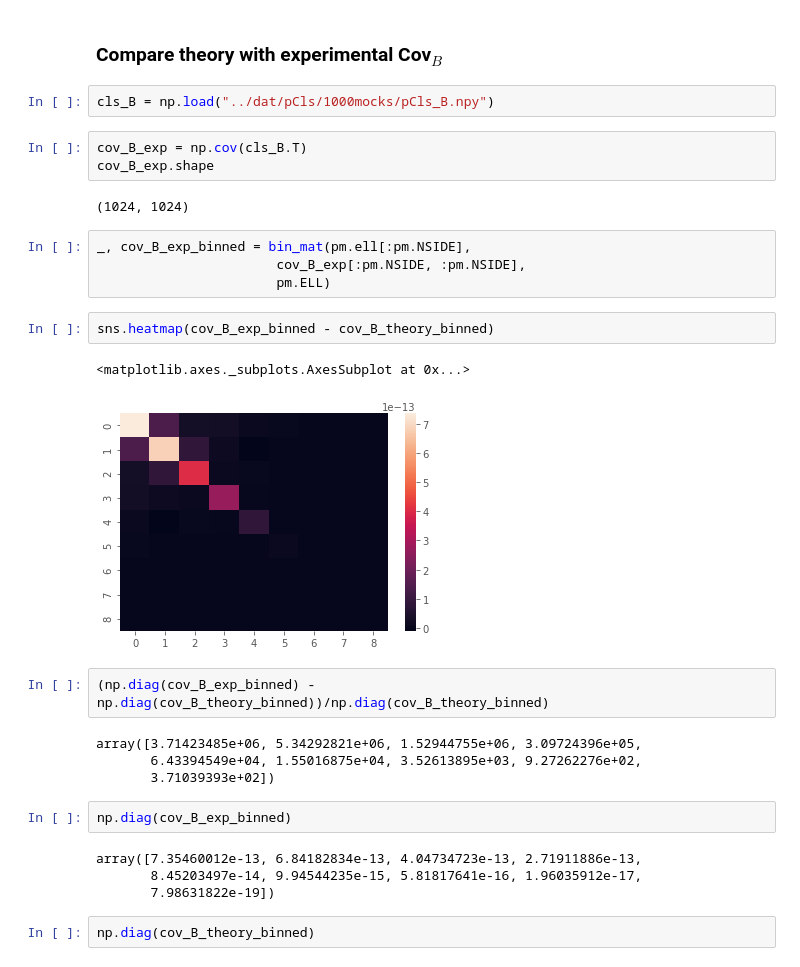
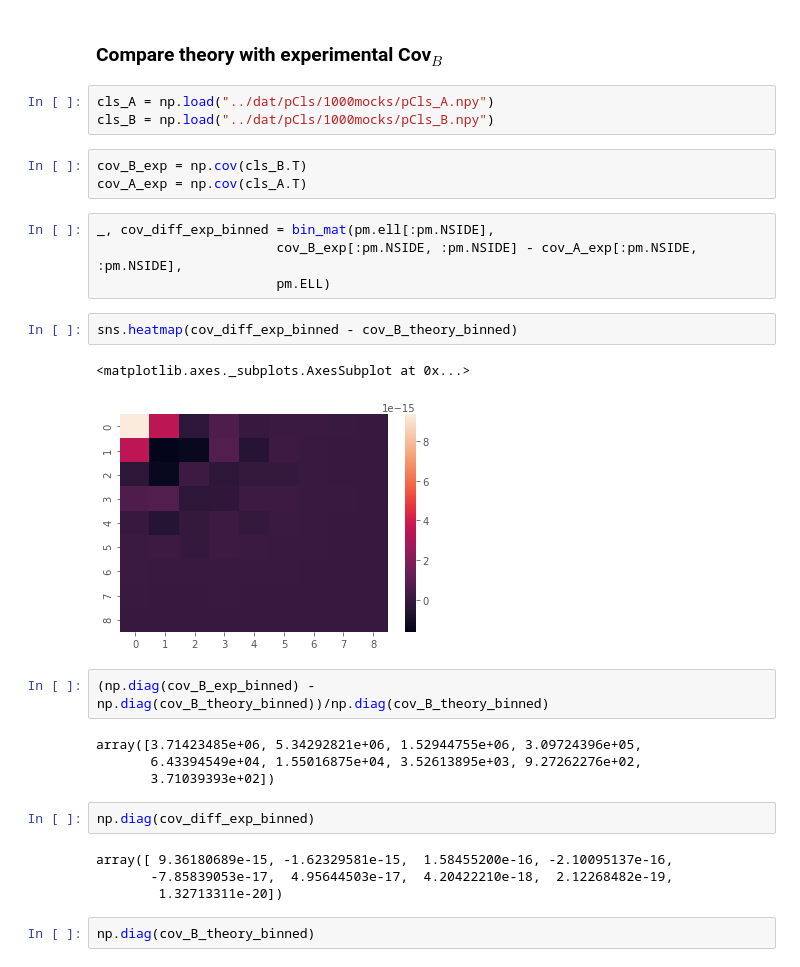
Before and after one commit to tanveerkarim/imaging-sys-covariance, a Jupyter notebook: notebooks/WindowFunctionAnalysis.ipynb, the cells around one changed output. Cells and saved outputs as stored; diff of their text form.

```diff
--- a/notebooks/WindowFunctionAnalysis.ipynb
+++ b/notebooks/WindowFunctionAnalysis.ipynb
@@ -625,21 +625,20 @@ _, cov_B_theory_binned = bin_mat(pm.ell[:pm.NSIDE],
 # %% [markdown]
 ### Compare theory with experimental Cov$_B$
 # %%
+cls_A = np.load("../dat/pCls/1000mocks/pCls_A.npy")
 cls_B = np.load("../dat/pCls/1000mocks/pCls_B.npy")
 # %%
 cov_B_exp = np.cov(cls_B.T)
-cov_B_exp.shape
+cov_A_exp = np.cov(cls_A.T)
-# %% [output]
-(1024, 1024)
 # %%
-_, cov_B_exp_binned = bin_mat(pm.ell[:pm.NSIDE],
-                       cov_B_exp[:pm.NSIDE, :pm.NSIDE],
+_, cov_diff_exp_binned = bin_mat(pm.ell[:pm.NSIDE],
+                       cov_B_exp[:pm.NSIDE, :pm.NSIDE] - cov_A_exp[:pm.NSIDE, :pm.NSIDE],
                        pm.ELL)
 # %%
-sns.heatmap(cov_B_exp_binned - cov_B_theory_binned)
+sns.heatmap(cov_diff_exp_binned - cov_B_theory_binned)
 # %% [output]
 <matplotlib.axes._subplots.AxesSubplot at 0x...>
-[figure, old version]
+[figure, new version]
 # %%
 (np.diag(cov_B_exp_binned) - np.diag(cov_B_theory_binned))/np.diag(cov_B_theory_binned)
 # %% [output]
@@ -647,11 +646,11 @@ array([3.71423485e+06, 5.34292821e+06, 1.52944755e+06, 3.09724396e+05,
        6.43394549e+04, 1.55016875e+04, 3.52613895e+03, 9.27262276e+02,
        3.71039393e+02])
 # %%
-np.diag(cov_B_exp_binned)
+np.diag(cov_diff_exp_binned)
 # %% [output]
-array([7.35460012e-13, 6.84182834e-13, 4.04734723e-13, 2.71911886e-13,
-       8.45203497e-14, 9.94544235e-15, 5.81817641e-16, 1.96035912e-17,
-       7.98631822e-19])
+array([ 9.36180689e-15, -1.62329581e-15,  1.58455200e-16, -2.10095137e-16,
+       -7.85839053e-17,  4.95644503e-17,  4.20422210e-18,  2.12268482e-19,
+        1.32713311e-20])
 # %%
 np.diag(cov_B_theory_binned)
 # %% [output]
```
Also changed, not shown: parts of 17 cells of this notebook, 5 other files.
